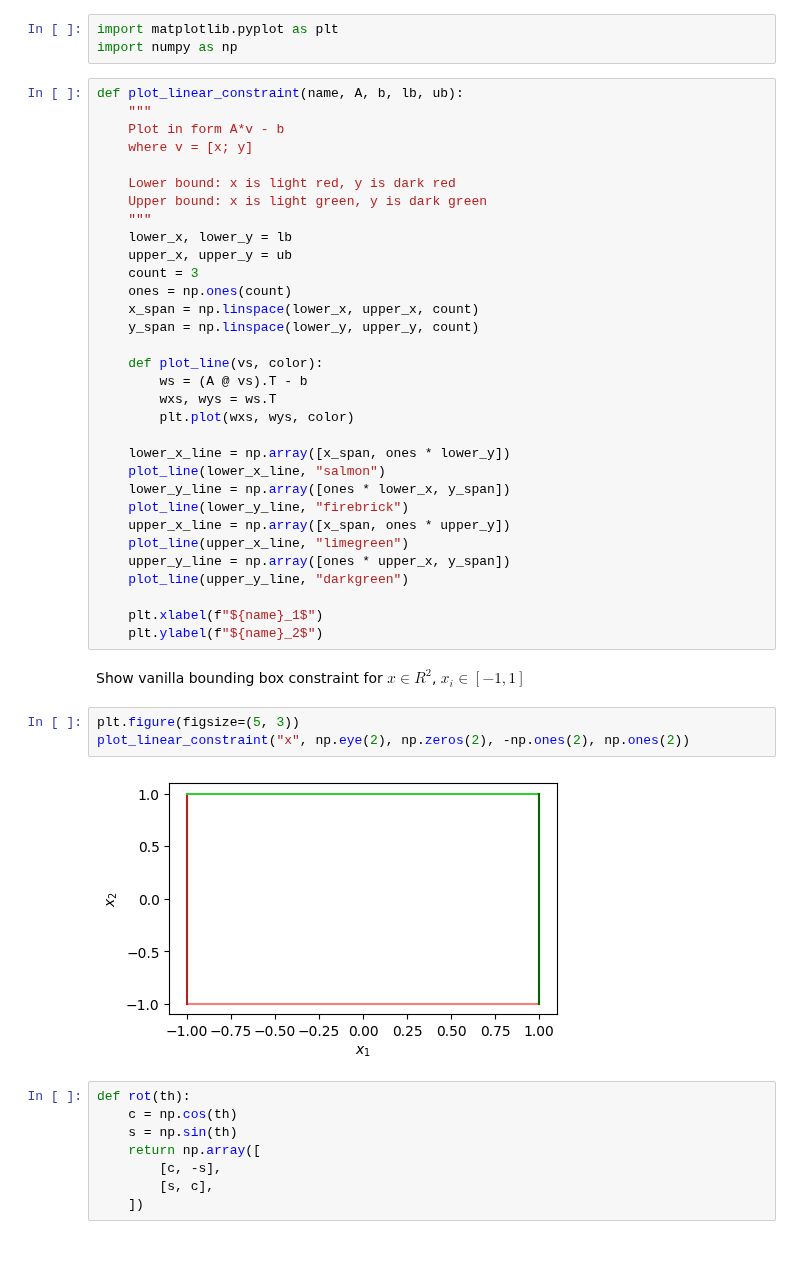
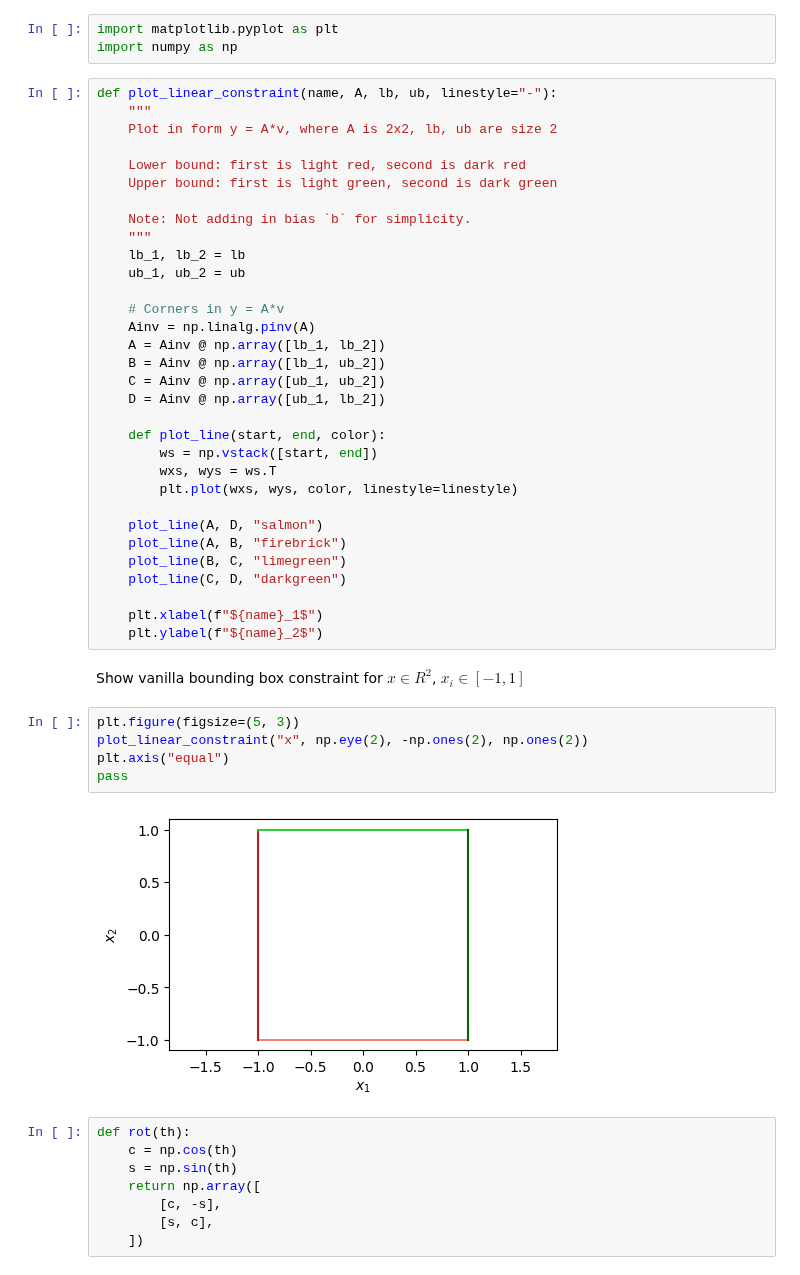
Before and after one commit to EricCousineau-TRI/repro, a Jupyter notebook: drake_stuff/notebooks/rotation_bounding_box.ipynb, the cells around one changed output. Drawn from its saved outputs; the diff is of its cells as text.

```diff
--- a/drake_stuff/notebooks/rotation_bounding_box.ipynb
+++ b/drake_stuff/notebooks/rotation_bounding_box.ipynb
@@ -2,34 +2,34 @@
 import matplotlib.pyplot as plt
 import numpy as np
 # %%
-def plot_linear_constraint(name, A, b, lb, ub):
+def plot_linear_constraint(name, A, lb, ub, linestyle="-"):
     """
-    Plot in form A*v - b
-    where v = [x; y]
+    Plot in form y = A*v, where A is 2x2, lb, ub are size 2
 
-    Lower bound: x is light red, y is dark red
-    Upper bound: x is light green, y is dark green
+    Lower bound: first is light red, second is dark red
+    Upper bound: first is light green, second is dark green
+
+    Note: Not adding in bias `b` for simplicity.
     """
-    lower_x, lower_y = lb
-    upper_x, upper_y = ub
-    count = 3
-    ones = np.ones(count)
-    x_span = np.linspace(lower_x, upper_x, count)
-    y_span = np.linspace(lower_y, upper_y, count)
+    lb_1, lb_2 = lb
+    ub_1, ub_2 = ub
 
-    def plot_line(vs, color):
-        ws = (A @ vs).T - b
+    # Corners in y = A*v
+    Ainv = np.linalg.pinv(A)
+    A = Ainv @ np.array([lb_1, lb_2])
+    B = Ainv @ np.array([lb_1, ub_2])
+    C = Ainv @ np.array([ub_1, ub_2])
+    D = Ainv @ np.array([ub_1, lb_2])
+
+    def plot_line(start, end, color):
+        ws = np.vstack([start, end])
         wxs, wys = ws.T
-        plt.plot(wxs, wys, color)
+        plt.plot(wxs, wys, color, linestyle=linestyle)
 
-    lower_x_line = np.array([x_span, ones * lower_y])
-    plot_line(lower_x_line, "salmon")
-    lower_y_line = np.array([ones * lower_x, y_span])
-    plot_line(lower_y_line, "firebrick")
-    upper_x_line = np.array([x_span, ones * upper_y])
-    plot_line(upper_x_line, "limegreen")
-    upper_y_line = np.array([ones * upper_x, y_span])
-    plot_line(upper_y_line, "darkgreen")
+    plot_line(A, D, "salmon")
+    plot_line(A, B, "firebrick")
+    plot_line(B, C, "limegreen")
+    plot_line(C, D, "darkgreen")
 
     plt.xlabel(f"${name}_1$")
     plt.ylabel(f"${name}_2$")
@@ -37,9 +37,11 @@ def plot_linear_constraint(name, A, b, lb, ub):
 Show vanilla bounding box constraint for $x \in R^2$, $x_i \in [-1, 1]$
 # %%
 plt.figure(figsize=(5, 3))
-plot_linear_constraint("x", np.eye(2), np.zeros(2), -np.ones(2), np.ones(2))
+plot_linear_constraint("x", np.eye(2), -np.ones(2), np.ones(2))
+plt.axis("equal")
+pass
 # %% [output]
-[figure, old version]
+[figure, new version]
 # %%
 def rot(th):
     c = np.cos(th)
```
Also changed, not shown: parts of 8 cells of this notebook.
